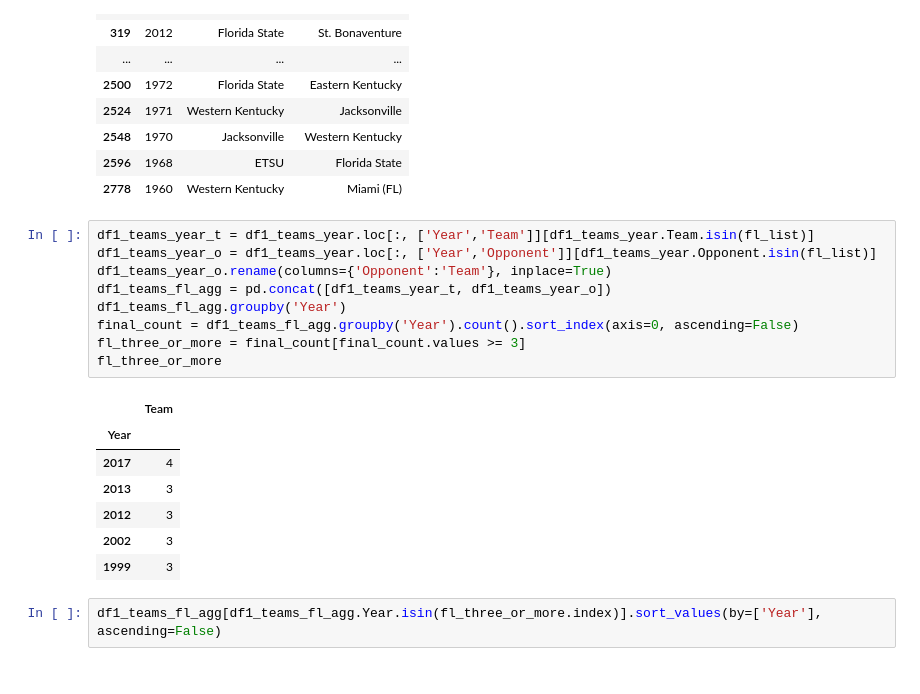
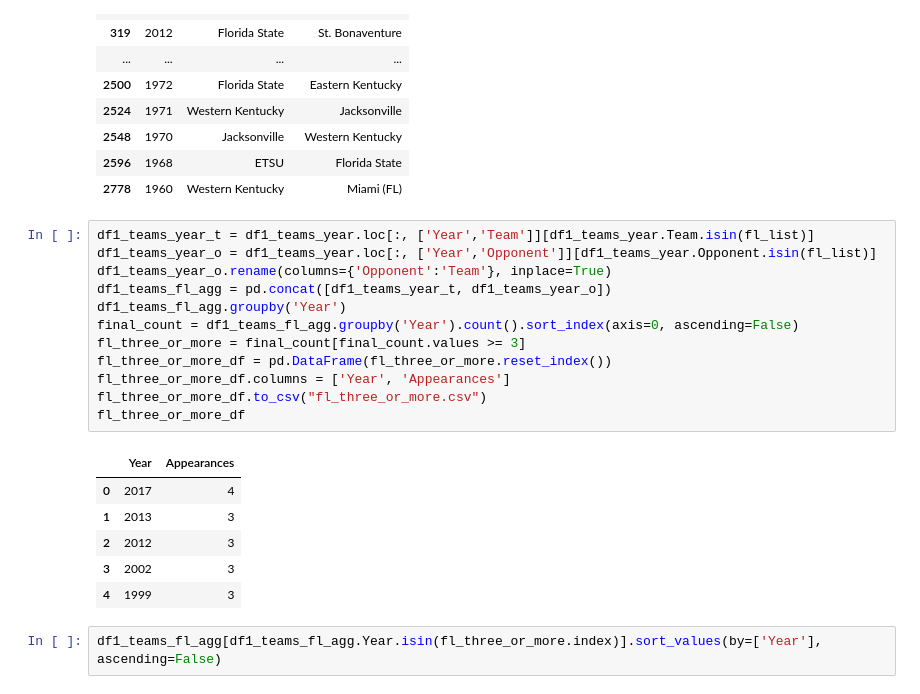
Before and after one commit to dholubek/ncaa_seeds, a Jupyter notebook: ncaa_all_years.ipynb, the cells around one changed output. Cells and saved outputs as stored; diff of their text form.

```diff
--- a/ncaa_all_years.ipynb
+++ b/ncaa_all_years.ipynb
@@ -156,20 +153,22 @@ fl_teams_by_year
 # %%
 df1_teams_year_t = df1_teams_year.loc[:, ['Year','Team']][df1_teams_year.Team.isin(fl_list)]
 df1_teams_year_o = df1_teams_year.loc[:, ['Year','Opponent']][df1_teams_year.Opponent.isin(fl_list)]
 df1_teams_year_o.rename(columns={'Opponent':'Team'}, inplace=True)
 df1_teams_fl_agg = pd.concat([df1_teams_year_t, df1_teams_year_o])
 df1_teams_fl_agg.groupby('Year')
 final_count = df1_teams_fl_agg.groupby('Year').count().sort_index(axis=0, ascending=False)
 fl_three_or_more = final_count[final_count.values >= 3]
-fl_three_or_more
+fl_three_or_more_df = pd.DataFrame(fl_three_or_more.reset_index())
+fl_three_or_more_df.columns = ['Year', 'Appearances']
+fl_three_or_more_df.to_csv("fl_three_or_more.csv")
+fl_three_or_more_df
 # %% [output]
-|  | Team |
-| Year |  |
-| 2017 | 4 |
-| 2013 | 3 |
-| 2012 | 3 |
-| 2002 | 3 |
-| 1999 | 3 |
+|  | Year | Appearances |
+| 0 | 2017 | 4 |
+| 1 | 2013 | 3 |
+| 2 | 2012 | 3 |
+| 3 | 2002 | 3 |
+| 4 | 1999 | 3 |
 # %%
 df1_teams_fl_agg[df1_teams_fl_agg.Year.isin(fl_three_or_more.index)].sort_values(by=['Year'], ascending=False)
 # %% [output]
```
Also changed, not shown: parts of 3 cells of this notebook, 5 other files.
